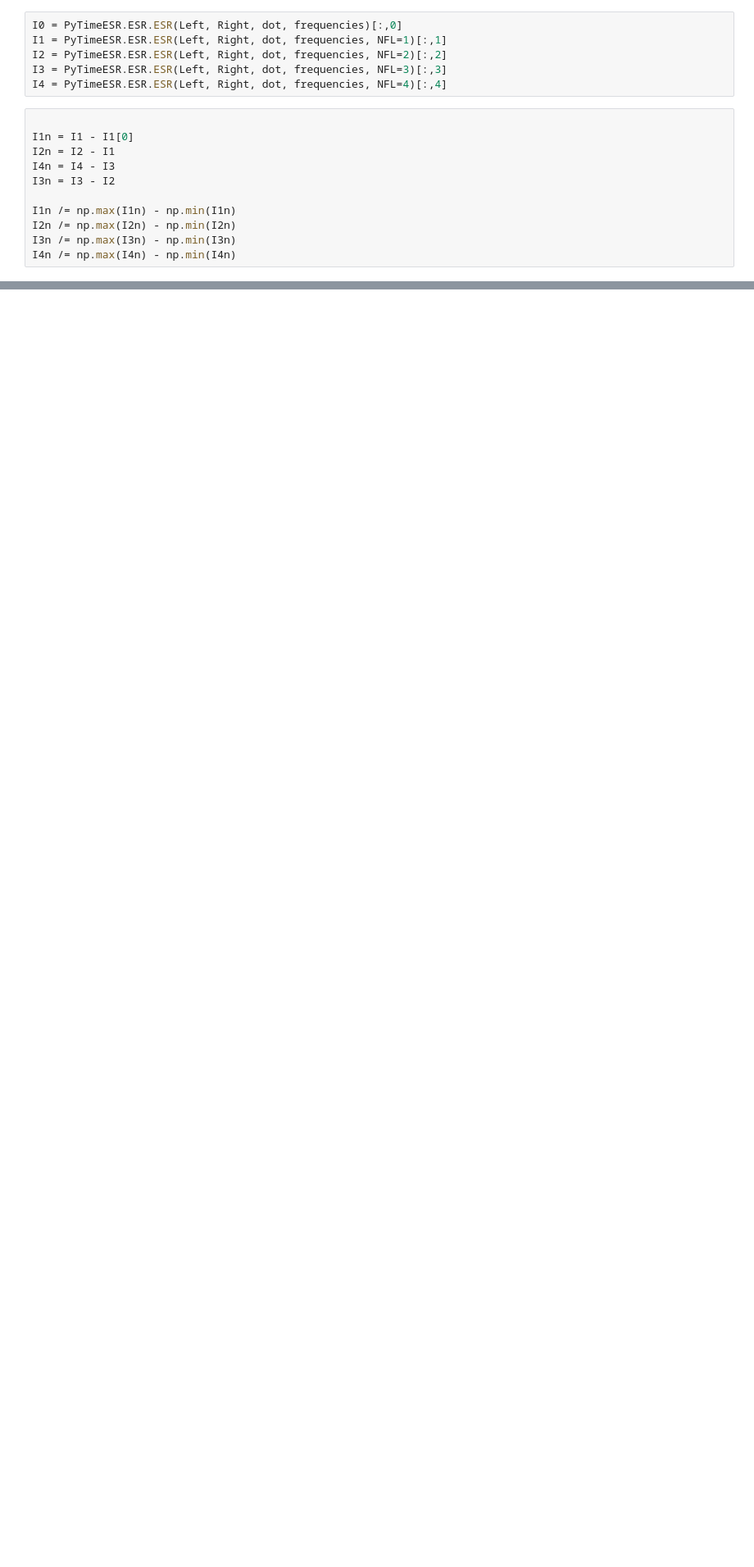
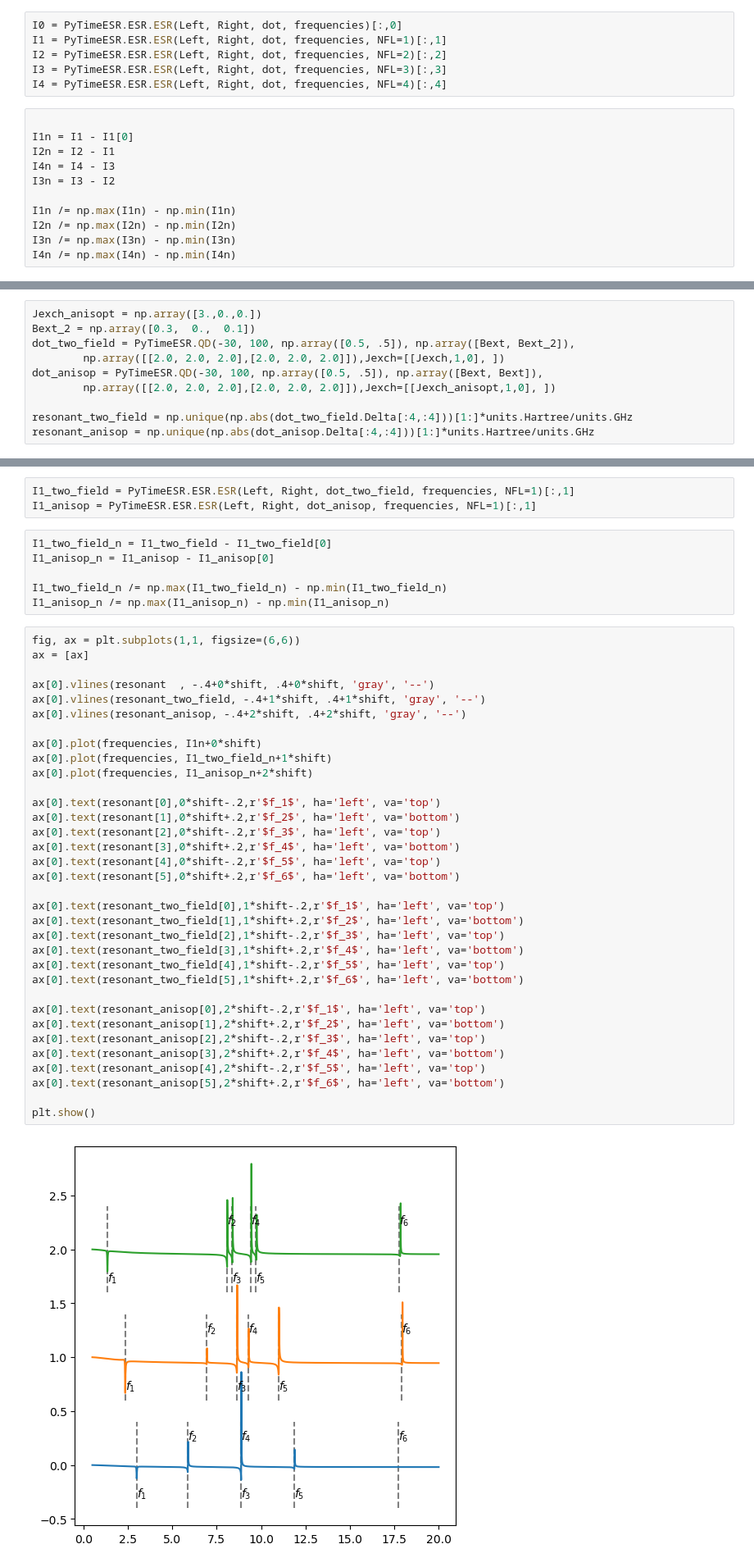
Before and after one commit to matysek00/PyESRSTM, a Jupyter notebook: two-spin.ipynb, the cells around one changed output, grey strips where cells are left out. Shown at 82% size. Drawn from its saved outputs; the diff is of its cells as text; blank space fills up the shorter version.

```diff
--- a/two-spin.ipynb
+++ b/two-spin.ipynb
@@ -177,0 +157,10 @@ print(dot.print_lamb())
+# %%
+Jexch_anisopt = np.array([3.,0.,0.])
+Bext_2 = np.array([0.3,  0.,  0.1])
+dot_two_field = PyTimeESR.QD(-30, 100, np.array([0.5, .5]), np.array([Bext, Bext_2]),
+        np.array([[2.0, 2.0, 2.0],[2.0, 2.0, 2.0]]),Jexch=[[Jexch,1,0], ])
+dot_anisop = PyTimeESR.QD(-30, 100, np.array([0.5, .5]), np.array([Bext, Bext]),
+        np.array([[2.0, 2.0, 2.0],[2.0, 2.0, 2.0]]),Jexch=[[Jexch_anisopt,1,0], ])
+
+resonant_two_field = np.unique(np.abs(dot_two_field.Delta[:4,:4]))[1:]*units.Hartree/units.GHz
+resonant_anisop = np.unique(np.abs(dot_anisop.Delta[:4,:4]))[1:]*units.Hartree/units.GHz
@@ -177,0 +176,45 @@ print(dot.print_lamb())
+# %%
+I1_two_field = PyTimeESR.ESR.ESR(Left, Right, dot_two_field, frequencies, NFL=1)[:,1]
+I1_anisop = PyTimeESR.ESR.ESR(Left, Right, dot_anisop, frequencies, NFL=1)[:,1]
+# %%
+I1_two_field_n = I1_two_field - I1_two_field[0]
+I1_anisop_n = I1_anisop - I1_anisop[0]
+
+I1_two_field_n /= np.max(I1_two_field_n) - np.min(I1_two_field_n)
+I1_anisop_n /= np.max(I1_anisop_n) - np.min(I1_anisop_n)
+# %%
+fig, ax = plt.subplots(1,1, figsize=(6,6))
+ax = [ax]
+
+ax[0].vlines(resonant  , -.4+0*shift, .4+0*shift, 'gray', '--')
+ax[0].vlines(resonant_two_field, -.4+1*shift, .4+1*shift, 'gray', '--')
+ax[0].vlines(resonant_anisop, -.4+2*shift, .4+2*shift, 'gray', '--')
+
+ax[0].plot(frequencies, I1n+0*shift)
+ax[0].plot(frequencies, I1_two_field_n+1*shift)
+ax[0].plot(frequencies, I1_anisop_n+2*shift)
+
+ax[0].text(resonant[0],0*shift-.2,r'$f_1$', ha='left', va='top')
+ax[0].text(resonant[1],0*shift+.2,r'$f_2$', ha='left', va='bottom')
+ax[0].text(resonant[2],0*shift-.2,r'$f_3$', ha='left', va='top')
+ax[0].text(resonant[3],0*shift+.2,r'$f_4$', ha='left', va='bottom')
+ax[0].text(resonant[4],0*shift-.2,r'$f_5$', ha='left', va='top')
+ax[0].text(resonant[5],0*shift+.2,r'$f_6$', ha='left', va='bottom')
+
+ax[0].text(resonant_two_field[0],1*shift-.2,r'$f_1$', ha='left', va='top')
+ax[0].text(resonant_two_field[1],1*shift+.2,r'$f_2$', ha='left', va='bottom')
+ax[0].text(resonant_two_field[2],1*shift-.2,r'$f_3$', ha='left', va='top')
+ax[0].text(resonant_two_field[3],1*shift+.2,r'$f_4$', ha='left', va='bottom')
+ax[0].text(resonant_two_field[4],1*shift-.2,r'$f_5$', ha='left', va='top')
+ax[0].text(resonant_two_field[5],1*shift+.2,r'$f_6$', ha='left', va='bottom')
+
+ax[0].text(resonant_anisop[0],2*shift-.2,r'$f_1$', ha='left', va='top')
+ax[0].text(resonant_anisop[1],2*shift+.2,r'$f_2$', ha='left', va='bottom')
+ax[0].text(resonant_anisop[2],2*shift-.2,r'$f_3$', ha='left', va='top')
+ax[0].text(resonant_anisop[3],2*shift+.2,r'$f_4$', ha='left', va='bottom')
+ax[0].text(resonant_anisop[4],2*shift-.2,r'$f_5$', ha='left', va='top')
+ax[0].text(resonant_anisop[5],2*shift+.2,r'$f_6$', ha='left', va='bottom')
+
+plt.show()
+# %% [output]
+[figure, added]
```
Also changed, not shown: parts of 8 cells of this notebook.
